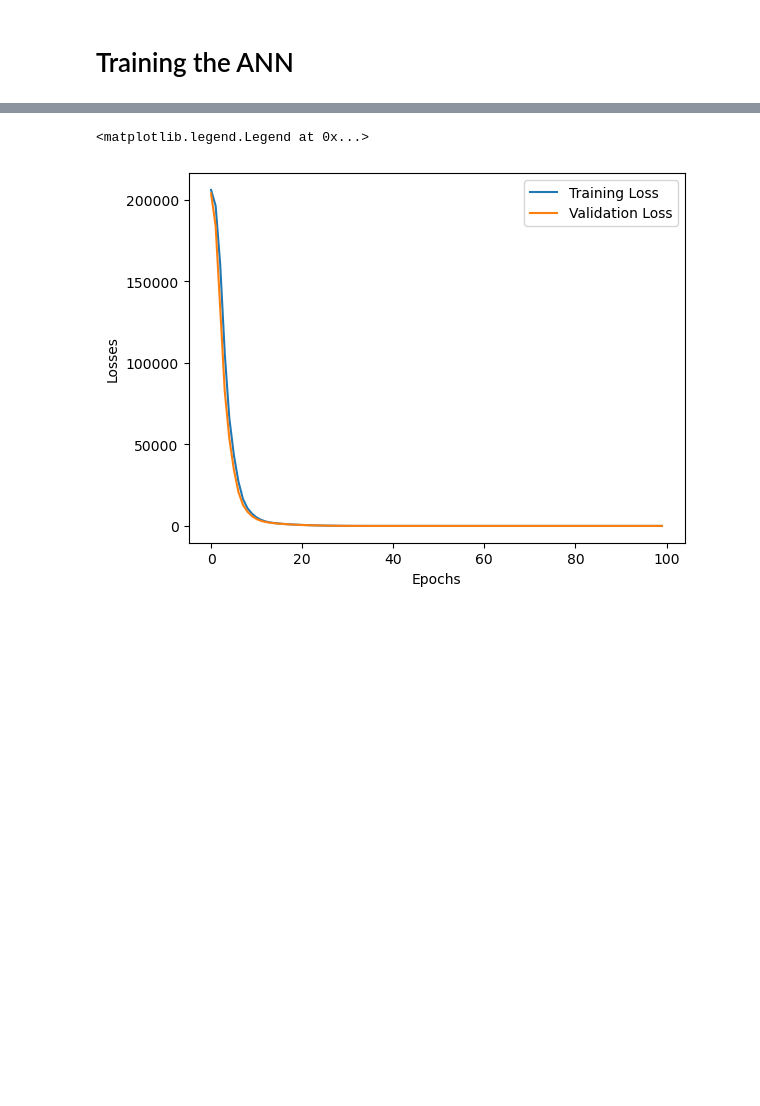
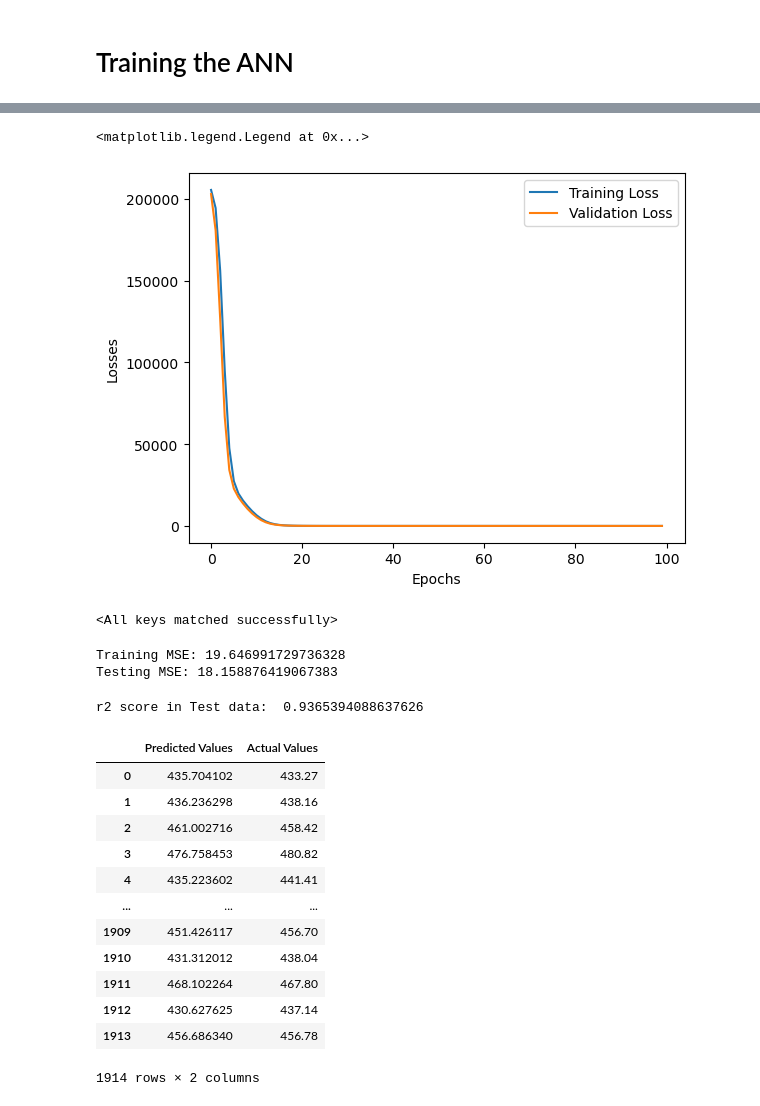
Before and after one commit to Mahmudulmadu/AI-ML-Data-Science_learning-Journey, a Jupyter notebook: DeepLearning/ANN_Regression.ipynb, the cells around one changed output, grey strips where cells are left out. Cells and saved outputs as stored; diff of their text form; code cells hidden in the pictures; blank space fills up the shorter version.

Commit message:
Day 63 Save the model

```diff
--- a/DeepLearning/ANN_Regression.ipynb
+++ b/DeepLearning/ANN_Regression.ipynb
@@ -112,6 +112,7 @@ optimizer = optim.Adam(model.parameters())
 epochs = 100
 train_losses = []
 val_losses = []
+best_val_loss = float("inf")
 
 
 for epoch in range(epochs):
@@ -135,6 +136,7 @@ for epoch in range(epochs):
 
 
     #Validation
+    model.eval()
     running_val_loss = 0.0
 
     with torch.no_grad(): # no gradients compute
@@ -147,4 +149,8 @@ for epoch in range(epochs):
     val_losses.append(epoch_val_loss)
 
     print(f"epoch {epoch+1}/{epochs} ==> train loss = {epoch_train_loss} & validation loss = {epoch_val_loss}")
+
+    if epoch_val_loss < best_val_loss:
+        best_val_loss = epoch_val_loss
+        torch.save(model.state_dict(), "best_model.pt")
 # %% [output]
@@ -182,4 +188,52 @@ plt.ylabel("Losses")
 plt.legend()
 # %% [output]
 <matplotlib.legend.Legend at 0x...>
-[figure, old version]
+[figure, new version]
+# %%
+# Loading the best model
+
+model.load_state_dict(torch.load("best_model.pt"))
+# %% [output]
+<All keys matched successfully>
+# %%
+# Evaluation
+
+model.eval()
+with torch.no_grad():
+    train_preds = model(X_train_tensor)
+    test_preds  = model(X_test_tensor)
+
+    train_mse_loss = crietrion(train_preds, y_train_tensor)
+    test_mse_loss = crietrion(test_preds, y_test_tensor)
+
+print("Training MSE:", train_mse_loss.item())
+print("Testing MSE:", test_mse_loss.item())
+# %% [output]
+Training MSE: 19.646991729736328
+Testing MSE: 18.158876419067383
+# %%
+from sklearn.metrics import r2_score
+
+print("r2 score in Test data: ",r2_score(y_test, test_preds) )
+# %% [output]
+r2 score in Test data:  0.9365394088637626
+# %%
+# Compare with actual and predicted value
+predicted_df = pd.DataFrame(test_preds.numpy(), columns=["Predicted Values"])
+actual_df = pd.DataFrame(y_test.values, columns=["Actual Values"])
+
+pd.concat([predicted_df, actual_df], axis=1)
+# %% [output]
+|  | Predicted Values | Actual Values |
+| 0 | 435.704102 | 433.27 |
+| 1 | 436.236298 | 438.16 |
+| 2 | 461.002716 | 458.42 |
+| 3 | 476.758453 | 480.82 |
+| 4 | 435.223602 | 441.41 |
+| ... | ... | ... |
+| 1909 | 451.426117 | 456.70 |
+| 1910 | 431.312012 | 438.04 |
+| 1911 | 468.102264 | 467.80 |
+| 1912 | 430.627625 | 437.14 |
+| 1913 | 456.686340 | 456.78 |
+1914 rows × 2 columns
```
Also changed, not shown: parts of 1 cell of this notebook, 1 other file.
